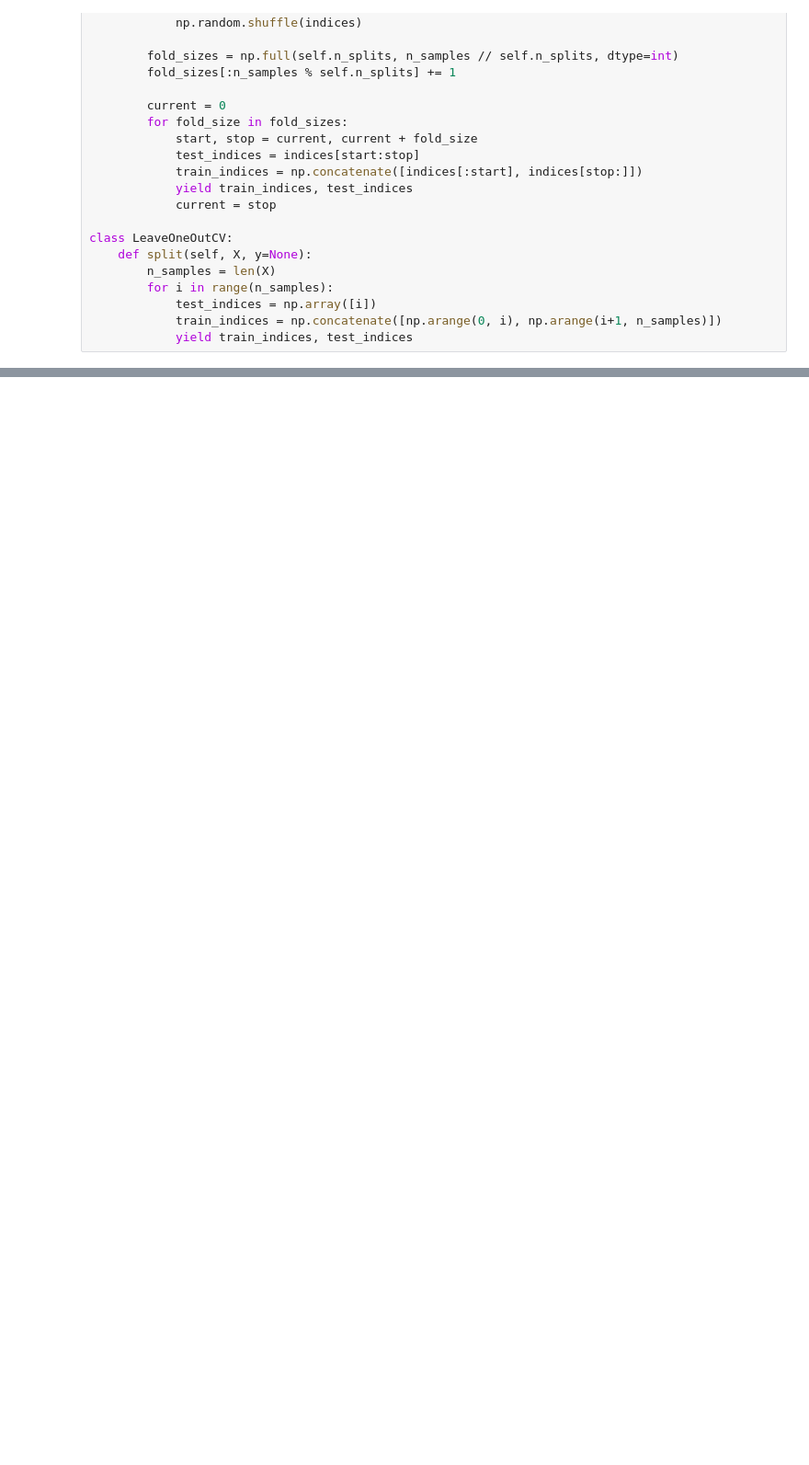
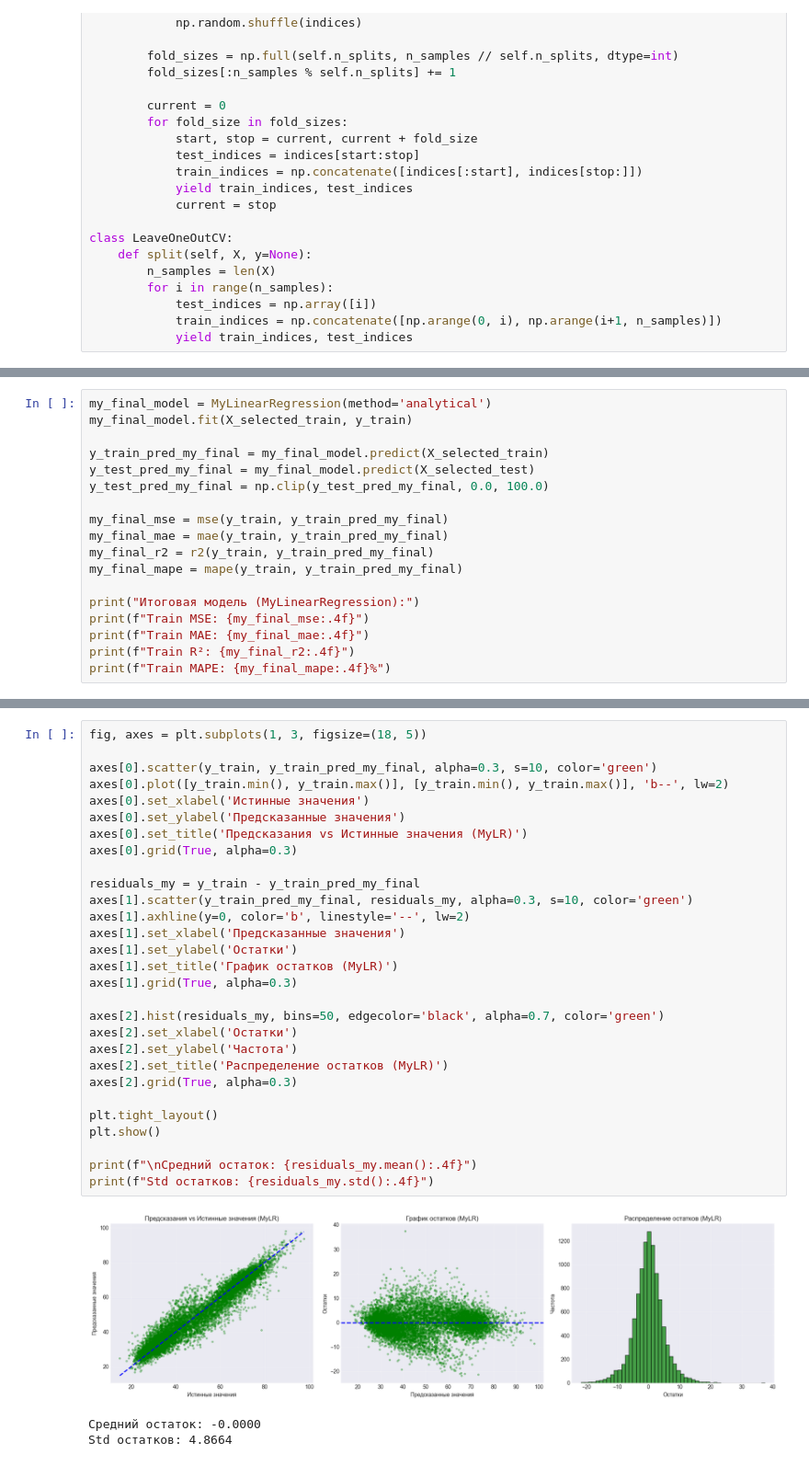
Before and after one commit to NikitaKoros/ml-5-sem, a Jupyter notebook: lab1/lab1.ipynb, the cells around one changed output, grey strips where cells are left out. Shown at 92% size. Drawn from its saved outputs; the diff is of its cells as text; blank space fills up the shorter version.

```diff
--- a/lab1/lab1.ipynb
+++ b/lab1/lab1.ipynb
@@ -944,0 +1001,18 @@ Train R²: 0.9203
+# %%
+my_final_model = MyLinearRegression(method='analytical')
+my_final_model.fit(X_selected_train, y_train)
+
+y_train_pred_my_final = my_final_model.predict(X_selected_train)
+y_test_pred_my_final = my_final_model.predict(X_selected_test)
+y_test_pred_my_final = np.clip(y_test_pred_my_final, 0.0, 100.0)
+
+my_final_mse = mse(y_train, y_train_pred_my_final)
+my_final_mae = mae(y_train, y_train_pred_my_final)
+my_final_r2 = r2(y_train, y_train_pred_my_final)
+my_final_mape = mape(y_train, y_train_pred_my_final)
+
+print("Итоговая модель (MyLinearRegression):")
+print(f"Train MSE: {my_final_mse:.4f}")
+print(f"Train MAE: {my_final_mae:.4f}")
+print(f"Train R²: {my_final_r2:.4f}")
+print(f"Train MAPE: {my_final_mape:.4f}%")
@@ -944,0 +1027,33 @@ Train R²: 0.9203
+# %%
+fig, axes = plt.subplots(1, 3, figsize=(18, 5))
+
+axes[0].scatter(y_train, y_train_pred_my_final, alpha=0.3, s=10, color='green')
+axes[0].plot([y_train.min(), y_train.max()], [y_train.min(), y_train.max()], 'b--', lw=2)
+axes[0].set_xlabel('Истинные значения')
+axes[0].set_ylabel('Предсказанные значения')
+axes[0].set_title('Предсказания vs Истинные значения (MyLR)')
+axes[0].grid(True, alpha=0.3)
+
+residuals_my = y_train - y_train_pred_my_final
+axes[1].scatter(y_train_pred_my_final, residuals_my, alpha=0.3, s=10, color='green')
+axes[1].axhline(y=0, color='b', linestyle='--', lw=2)
+axes[1].set_xlabel('Предсказанные значения')
+axes[1].set_ylabel('Остатки')
+axes[1].set_title('График остатков (MyLR)')
+axes[1].grid(True, alpha=0.3)
+
+axes[2].hist(residuals_my, bins=50, edgecolor='black', alpha=0.7, color='green')
+axes[2].set_xlabel('Остатки')
+axes[2].set_ylabel('Частота')
+axes[2].set_title('Распределение остатков (MyLR)')
+axes[2].grid(True, alpha=0.3)
+
+plt.tight_layout()
+plt.show()
+
+print(f"\nСредний остаток: {residuals_my.mean():.4f}")
+print(f"Std остатков: {residuals_my.std():.4f}")
+# %% [output]
+[figure, added]
+Средний остаток: -0.0000
+Std остатков: 4.8664
```
Also changed, not shown: parts of 17 cells of this notebook.
